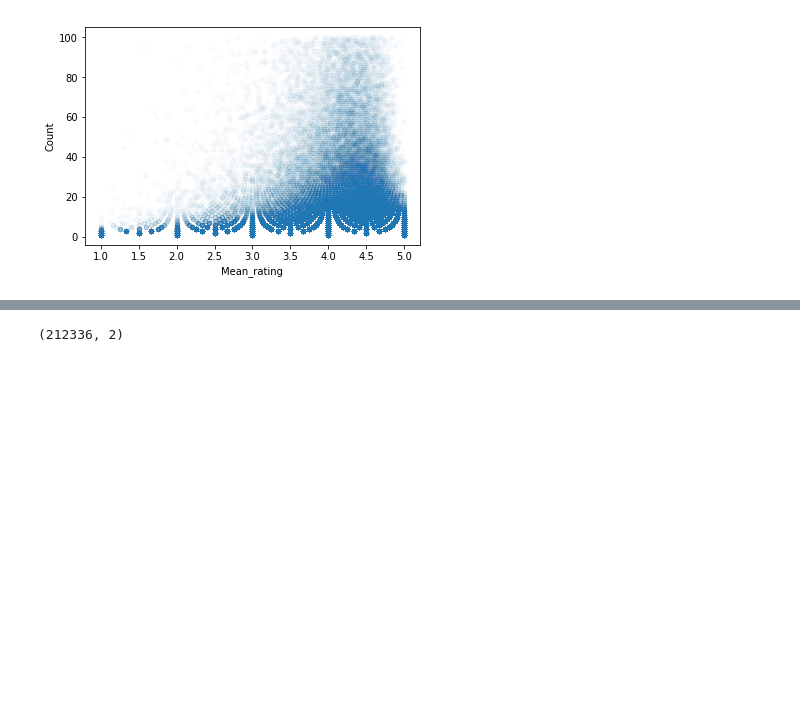
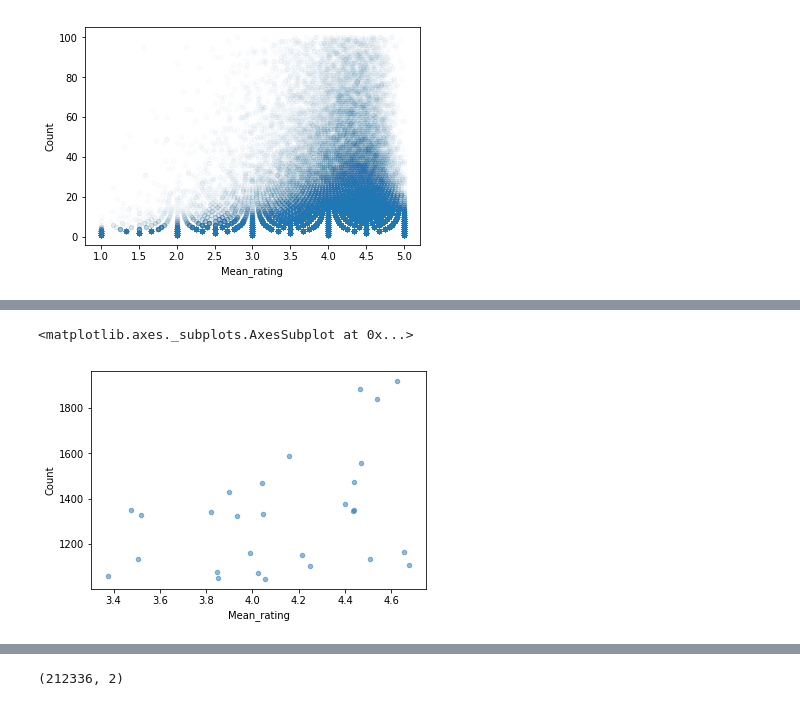
Before and after one commit to nishnash54/RecOmax, a Jupyter notebook: Online/recomendation_system.ipynb, the cells around one changed output, grey strips where cells are left out. Saved outputs shown, nothing was run; the diff lists cells and outputs as text; code cells hidden in the pictures; blank space fills up the shorter version.

```diff
--- a/Online/recomendation_system.ipynb
+++ b/Online/recomendation_system.ipynb
@@ -116,0 +138,7 @@ product_details[product_details['Count']<101].plot(kind='scatter', x='Mean_ratin
+# %%
+# 1000 to 2000 ratings
+product_details[product_details['Count']>1000]\
+[product_details['Count']<2001].plot(kind='scatter', x='Mean_rating', y='Count', alpha=0.50)
+# %% [output]
+<matplotlib.axes._subplots.AxesSubplot at 0x...>
+[figure, added]
```
Also changed, not shown: parts of 9 cells of this notebook.
